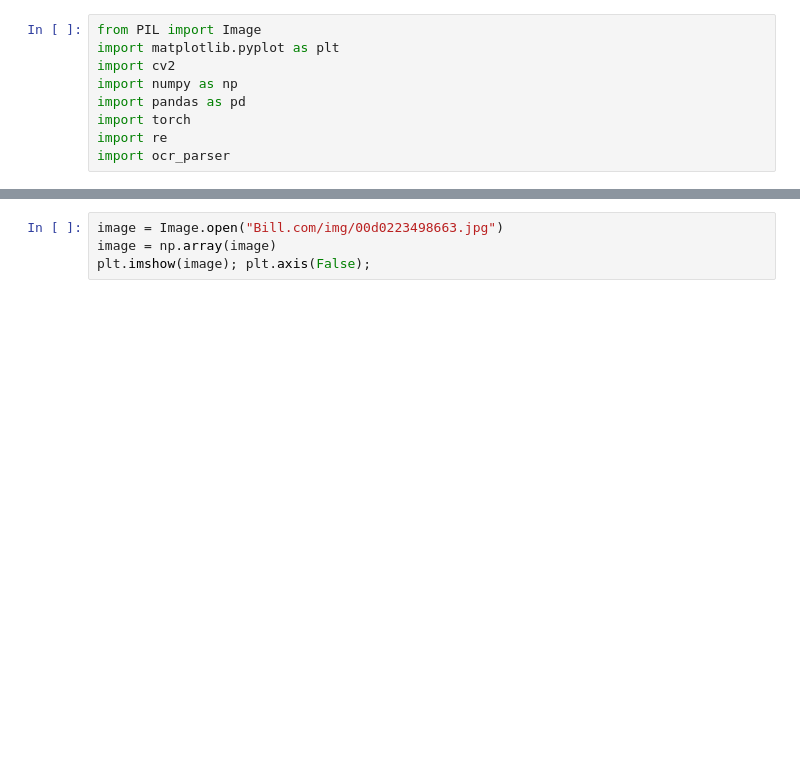
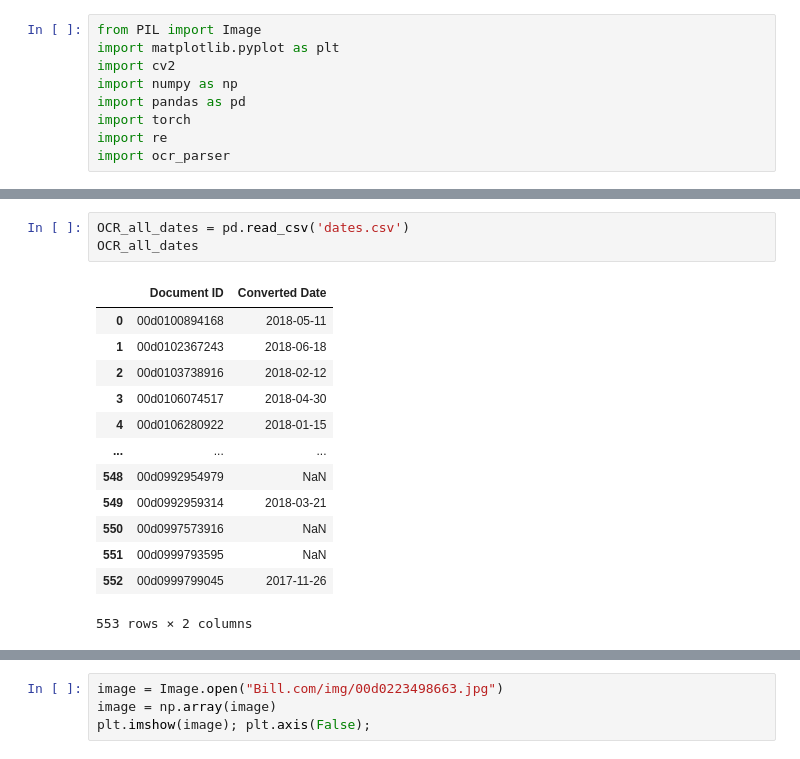
Before and after one commit to charan1319/receiptcheck, a Jupyter notebook: Main.ipynb, the cells around one changed output, grey strips where cells are left out. Saved outputs shown, nothing was run; the diff lists cells and outputs as text; blank space fills up the shorter version.

```diff
--- a/Main.ipynb
+++ b/Main.ipynb
@@ -45 +85,18 @@ def find_listing(userData, scores):
     return userData.loc[np.argmax(scores), 'paymentid']
+# %%
+OCR_all_dates = pd.read_csv('dates.csv')
+OCR_all_dates
+# %% [output]
+|  | Document ID | Converted Date |
+| 0 | 00d0100894168 | 2018-05-11 |
+| 1 | 00d0102367243 | 2018-06-18 |
+| 2 | 00d0103738916 | 2018-02-12 |
+| 3 | 00d0106074517 | 2018-04-30 |
+| 4 | 00d0106280922 | 2018-01-15 |
+| ... | ... | ... |
+| 548 | 00d0992954979 | NaN |
+| 549 | 00d0992959314 | 2018-03-21 |
+| 550 | 00d0997573916 | NaN |
+| 551 | 00d0999793595 | NaN |
+| 552 | 00d0999799045 | 2017-11-26 |
+553 rows × 2 columns
```
Also changed, not shown: parts of 10 cells of this notebook.
